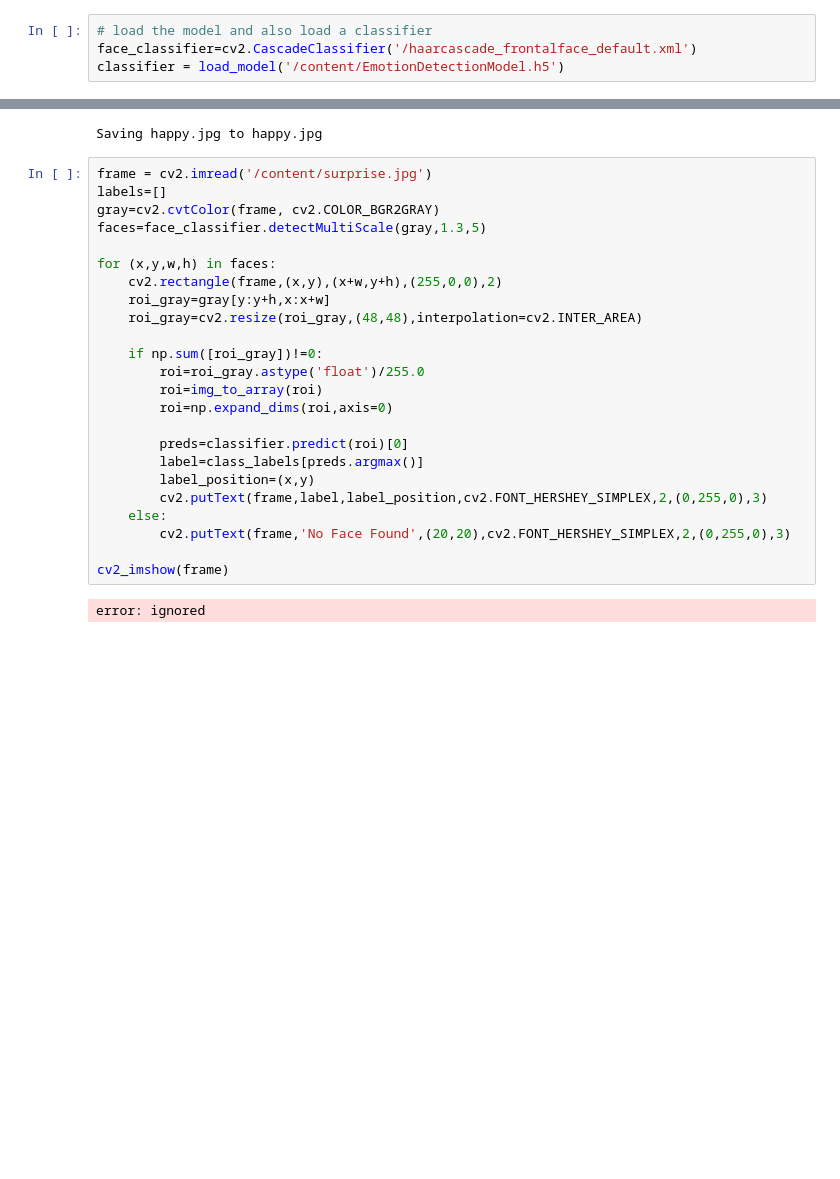
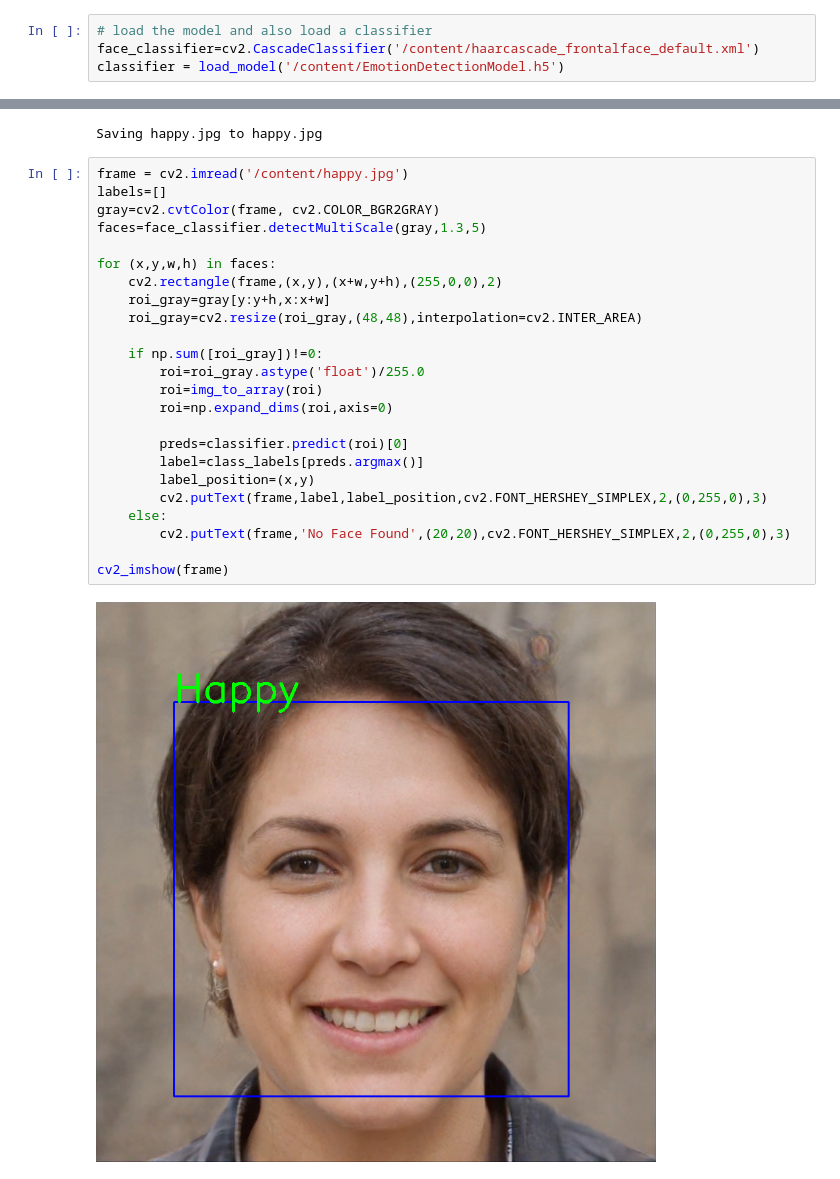
Before and after one commit to AnusreeChittineni/SureStart, a Jupyter notebook: Emotion_Detection_OpenCV.ipynb, the cells around one changed output, grey strips where cells are left out. Cells and saved outputs as stored; diff of their text form; blank space fills up the shorter version.

```diff
--- a/Emotion_Detection_OpenCV.ipynb
+++ b/Emotion_Detection_OpenCV.ipynb
@@ -203,6 +204,6 @@ import numpy as np
 # %%
 # load the model and also load a classifier
-face_classifier=cv2.CascadeClassifier('/haarcascade_frontalface_default.xml')
+face_classifier=cv2.CascadeClassifier('/content/haarcascade_frontalface_default.xml')
 classifier = load_model('/content/EmotionDetectionModel.h5')
 # %%
 class_labels=['Angry','Happy','Neutral','Sad','Surprise']
@@ -246,28 +247,28 @@ uploaded = files.upload()
 [interactive output not drawn]
 Saving happy.jpg to happy.jpg
 # %%
-frame = cv2.imread('/content/surprise.jpg')
+frame = cv2.imread('/content/happy.jpg')
 labels=[]
 gray=cv2.cvtColor(frame, cv2.COLOR_BGR2GRAY)
 faces=face_classifier.detectMultiScale(gray,1.3,5)
 
 for (x,y,w,h) in faces:
     cv2.rectangle(frame,(x,y),(x+w,y+h),(255,0,0),2)
     roi_gray=gray[y:y+h,x:x+w]
     roi_gray=cv2.resize(roi_gray,(48,48),interpolation=cv2.INTER_AREA)
 
     if np.sum([roi_gray])!=0:
         roi=roi_gray.astype('float')/255.0
         roi=img_to_array(roi)
         roi=np.expand_dims(roi,axis=0)
 
         preds=classifier.predict(roi)[0]
         label=class_labels[preds.argmax()]
         label_position=(x,y)
         cv2.putText(frame,label,label_position,cv2.FONT_HERSHEY_SIMPLEX,2,(0,255,0),3)
     else:
         cv2.putText(frame,'No Face Found',(20,20),cv2.FONT_HERSHEY_SIMPLEX,2,(0,255,0),3)
 
 cv2_imshow(frame)
 # %% [output]
-error: ignored
+[figure, added]
```
Also changed, not shown: parts of 2 cells of this notebook.
